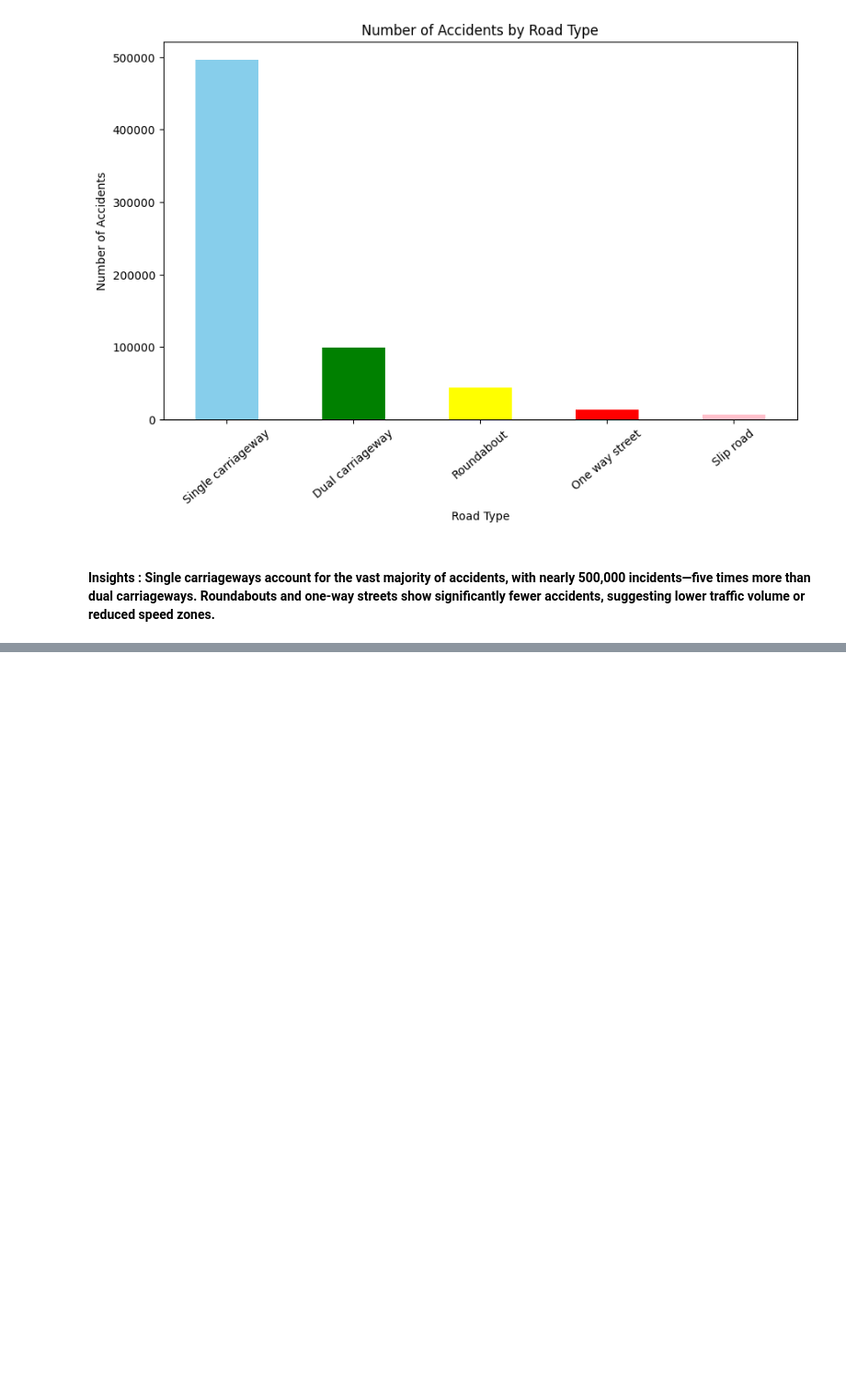
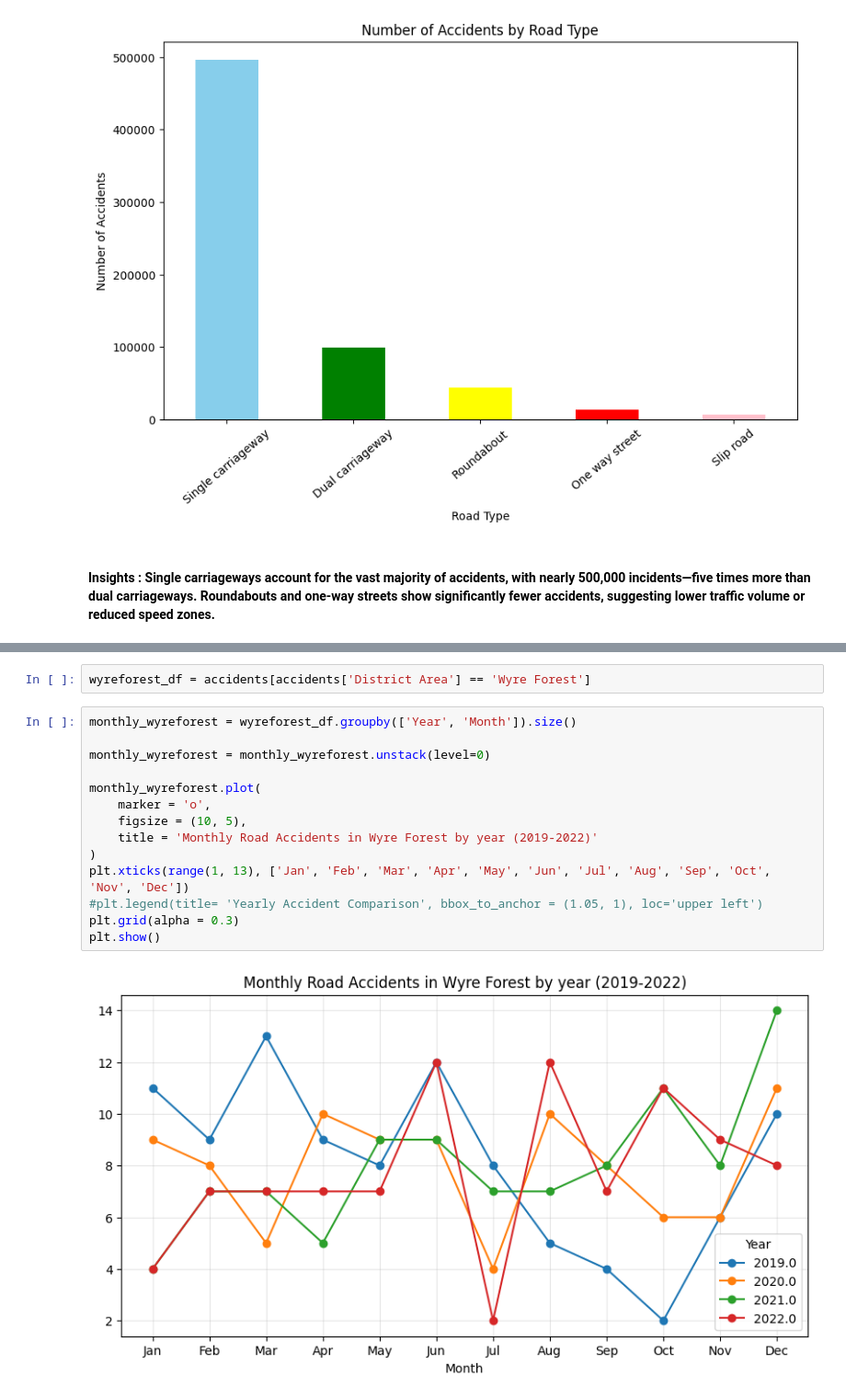
Before and after one commit to elyme-12/ELEC303-BARLAN, a Jupyter notebook: Activity_2.ipynb, the cells around one changed output, grey strips where cells are left out. Shown: that part at 92% size. Drawn from its saved outputs; the diff is of its cells as text; blank space fills up the shorter version.

```diff
--- a/Activity_2.ipynb
+++ b/Activity_2.ipynb
@@ -716,0 +735,18 @@ plt.gcf().set_size_inches(10, 6)
+# %%
+wyreforest_df = accidents[accidents['District Area'] == 'Wyre Forest']
+# %%
+monthly_wyreforest = wyreforest_df.groupby(['Year', 'Month']).size()
+
+monthly_wyreforest = monthly_wyreforest.unstack(level=0)
+
+monthly_wyreforest.plot(
+    marker = 'o',
+    figsize = (10, 5),
+    title = 'Monthly Road Accidents in Wyre Forest by year (2019-2022)'
+)
+plt.xticks(range(1, 13), ['Jan', 'Feb', 'Mar', 'Apr', 'May', 'Jun', 'Jul', 'Aug', 'Sep', 'Oct', 'Nov', 'Dec'])
+#plt.legend(title= 'Yearly Accident Comparison', bbox_to_anchor = (1.05, 1), loc='upper left')
+plt.grid(alpha = 0.3)
+plt.show()
+# %% [output]
+[figure, added]
```
Also changed, not shown: parts of 14 cells of this notebook, 1 other file.
